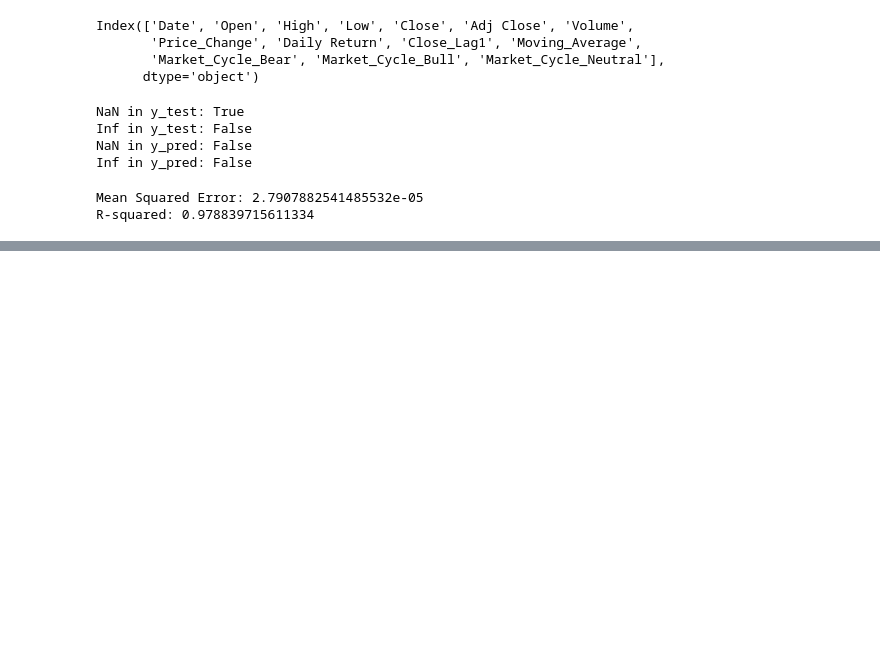
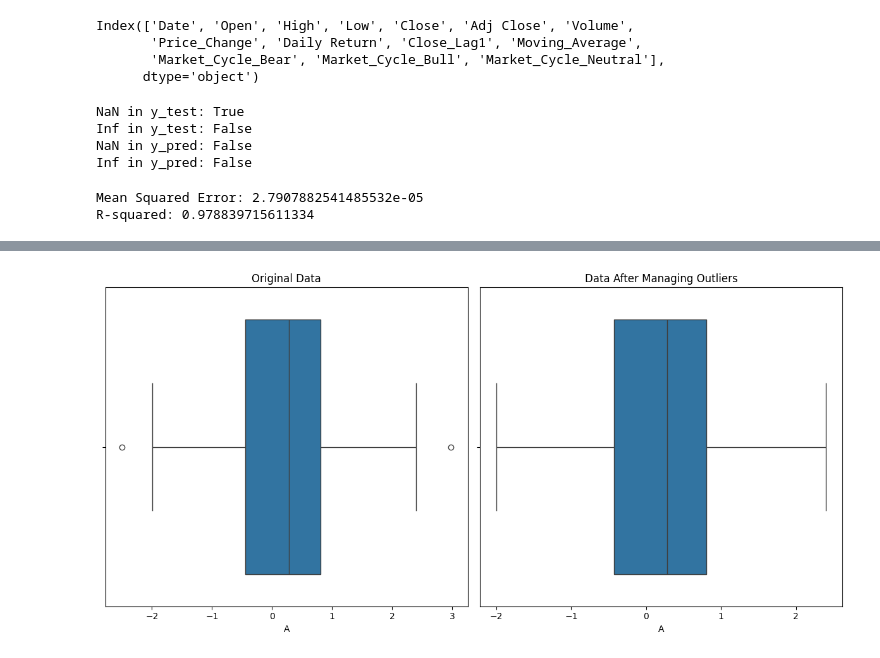
Before and after one commit to Goodevil01/Data-Prep-Ca1-, a Jupyter notebook: Strategic_Thinking_Ca2_.ipynb, the cells around one changed output, grey strips where cells are left out. Cells and saved outputs as stored; diff of their text form; code cells hidden in the pictures; blank space fills up the shorter version.

```diff
--- a/Strategic_Thinking_Ca2_.ipynb
+++ b/Strategic_Thinking_Ca2_.ipynb
@@ -765,0 +867,27 @@ R-squared: 0.978839715611334
+# %%
+Q1 = df['A'].quantile(0.25)
+Q3 = df['A'].quantile(0.75)
+IQR = Q3 - Q1
+
+# Define bounds for outliers
+lower_bound = Q1 - 1.5 * IQR
+upper_bound = Q3 + 1.5 * IQR
+
+# Filter out outliers
+df_filtered = df[(df['A'] >= lower_bound) & (df['A'] <= upper_bound)]
+# %%
+# Original Data
+plt.figure(figsize=(12, 6))
+plt.subplot(1, 2, 1)
+sns.boxplot(x=df['A'])
+plt.title('Original Data')
+
+# Data after handling outliers
+plt.subplot(1, 2, 2)
+sns.boxplot(x=df_filtered['A'] if 'df_filtered' in locals() else df['A'])
+plt.title('Data After Managing Outliers')
+
+plt.tight_layout()
+plt.show()
+# %% [output]
+[figure, added]
```
Also changed, not shown: parts of 13 cells of this notebook.
